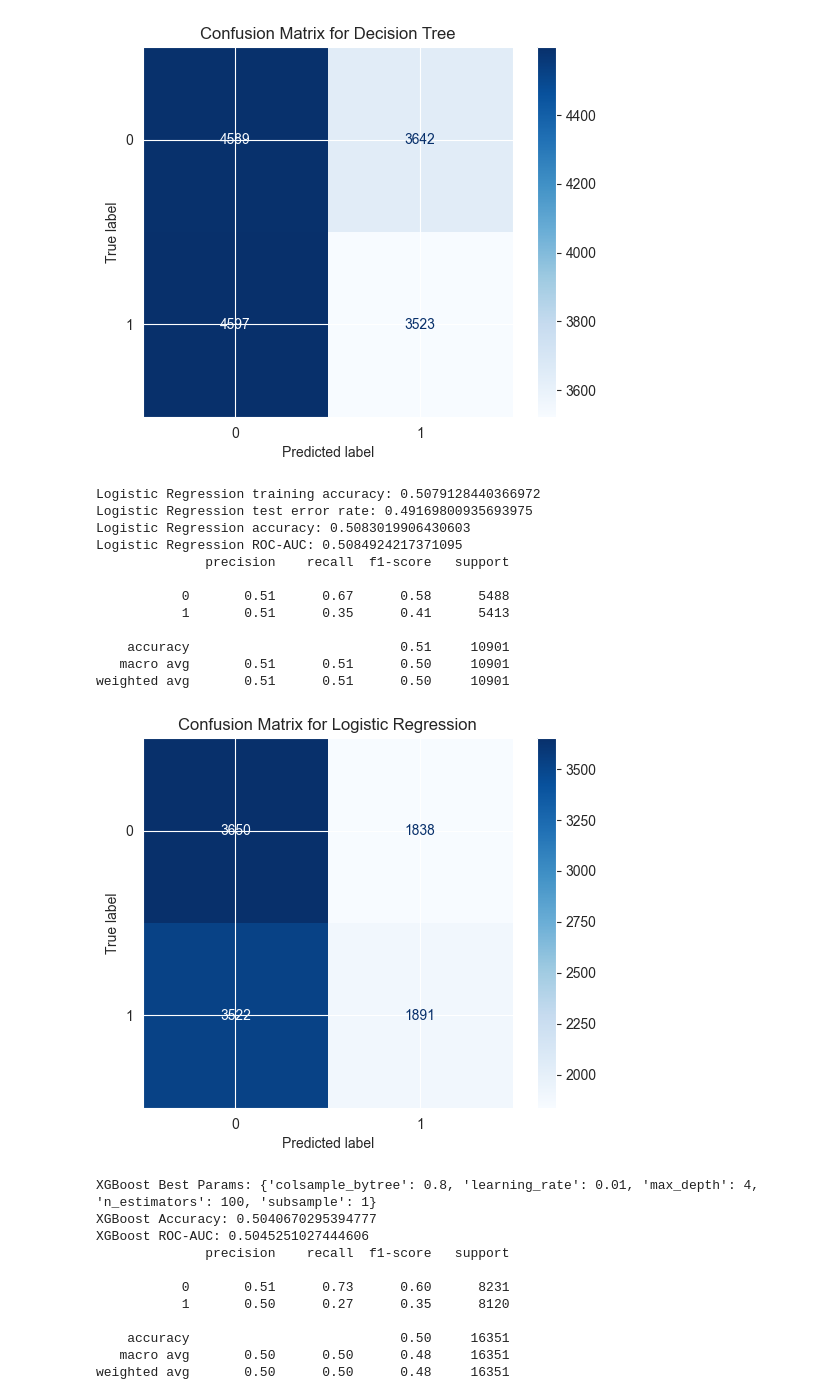
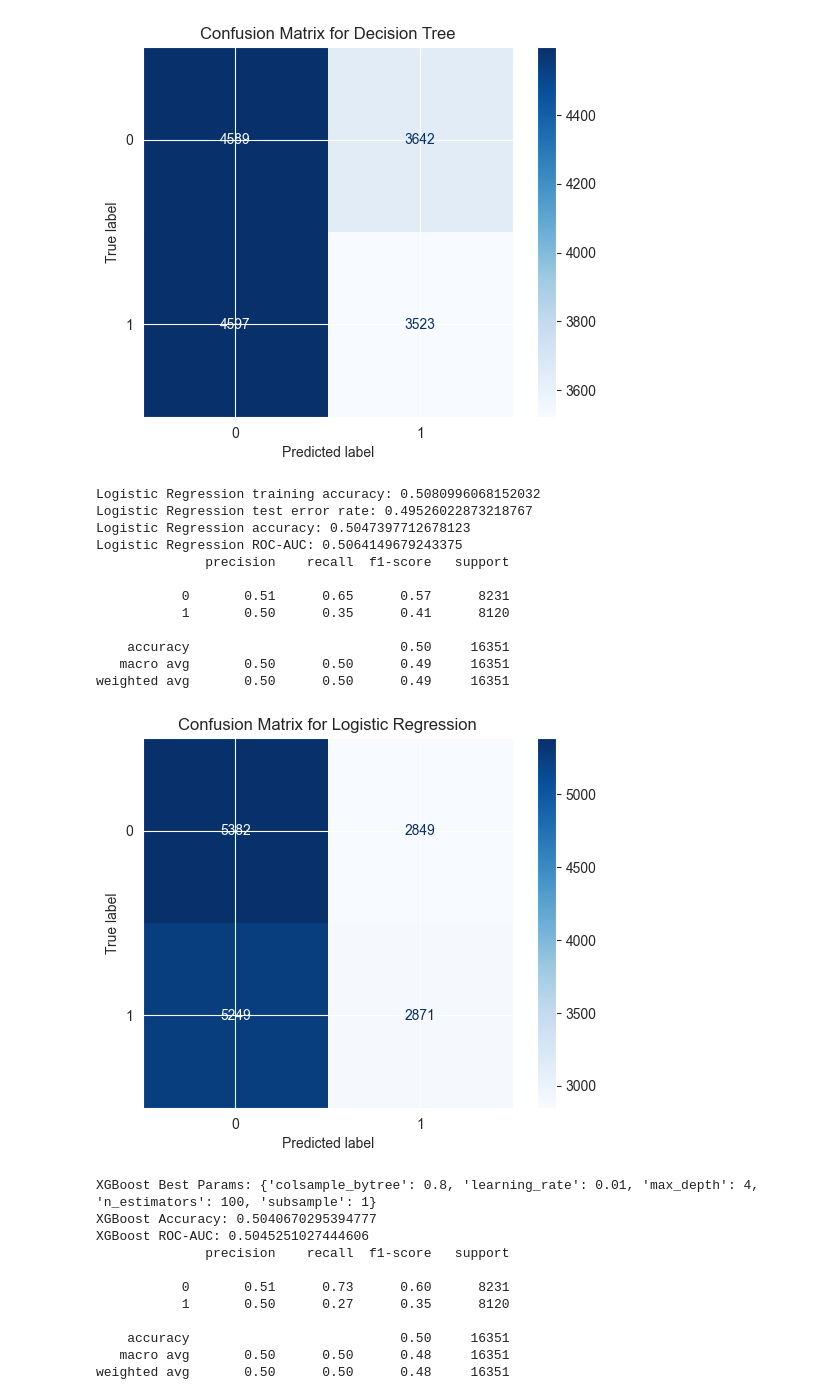
Before and after one commit to Souz0/FYP, a Jupyter notebook: Database_1.ipynb, the cells around one changed output. Saved outputs shown, nothing was run; the diff lists cells and outputs as text; code cells hidden in the pictures.

```diff
--- a/Database_1.ipynb
+++ b/Database_1.ipynb
@@ -268,64 +238,58 @@ plt.show()
 # %% [output]
 [figure]
 # %%
-# Train/test split
-X_train1, X_test1, y_train1, y_test1 = train_test_split(
-    X, y,
-    test_size=0.2,
-    random_state=4,
-    stratify=y
-)
+
 
 # Impute missing values
 imputer = SimpleImputer(strategy="most_frequent")
-X_train_imp = imputer.fit_transform(X_train1)
-X_test_imp = imputer.transform(X_test1)
+X_train_imp = imputer.fit_transform(X_train)
+X_test_imp = imputer.transform(X_test)
 
 # Scale
 scaler1 = MinMaxScaler()
-X_train2 = scaler1.fit_transform(X_train_imp)
-X_test2 = scaler1.transform(X_test_imp)
+X_train1 = scaler1.fit_transform(X_train_imp)
+X_test1 = scaler1.transform(X_test_imp)
 
 # Logistic regression
 lrn = LogisticRegression(max_iter=2000)
-lrn.fit(X_train2, y_train1)
+lrn.fit(X_train1, y_train)
 
 # Predict on the SCALED data
-y_train_pred1 = lrn.predict(X_train2)
-y_pred1 = lrn.predict(X_test2)
-y_prob1 = lrn.predict_proba(X_test2)[:, 1]
+y_train_pred = lrn.predict(X_train1)
+y_pred = lrn.predict(X_test1)
+y_prob = lrn.predict_proba(X_test1)[:, 1]
 
 # Metrics
-train_accuracy = accuracy_score(y_train1, y_train_pred1)
-test_accuracy = accuracy_score(y_test1, y_pred1)
+train_accuracy = accuracy_score(y_train, y_train_pred)
+test_accuracy = accuracy_score(y_test, y_pred)
 error = 1 - test_accuracy
 
 print("Logistic Regression training accuracy:", train_accuracy)
 print("Logistic Regression test error rate:", error)
 print("Logistic Regression accuracy:", test_accuracy)
-print("Logistic Regression ROC-AUC:", roc_auc_score(y_test1, y_prob1))
-print(classification_report(y_test1, y_pred1))
+print("Logistic Regression ROC-AUC:", roc_auc_score(y_test, y_prob))
+print(classification_report(y_test, y_pred))
 # %% [output]
-Logistic Regression training accuracy: 0.5079128440366972
-Logistic Regression test error rate: 0.49169800935693975
-Logistic Regression accuracy: 0.5083019906430603
-Logistic Regression ROC-AUC: 0.5084924217371095
+Logistic Regression training accuracy: 0.5080996068152032
+Logistic Regression test error rate: 0.49526022873218767
+Logistic Regression accuracy: 0.5047397712678123
+Logistic Regression ROC-AUC: 0.5064149679243375
               precision    recall  f1-score   support
 
-           0       0.51      0.67      0.58      5488
-           1       0.51      0.35      0.41      5413
+           0       0.51      0.65      0.57      8231
+           1       0.50      0.35      0.41      8120
 
-    accuracy                           0.51     10901
-   macro avg       0.51      0.51      0.50     10901
-weighted avg       0.51      0.51      0.50     10901
+    accuracy                           0.50     16351
+   macro avg       0.50      0.50      0.49     16351
+weighted avg       0.50      0.50      0.49     16351
 # %%
-cm = confusion_matrix(y_test1, y_pred1)
+cm = confusion_matrix(y_test, y_pred)
 disp = ConfusionMatrixDisplay(confusion_matrix=cm)
 disp.plot(cmap='Blues', values_format='d')
 plt.title("Confusion Matrix for Logistic Regression")
 plt.show()
 # %% [output]
-[figure, old version]
+[figure, new version]
 # %%
 param_grid_xgb = {
     "n_estimators": [100, 200],
```
Also changed, not shown: parts of 15 cells of this notebook, 2 other files.
